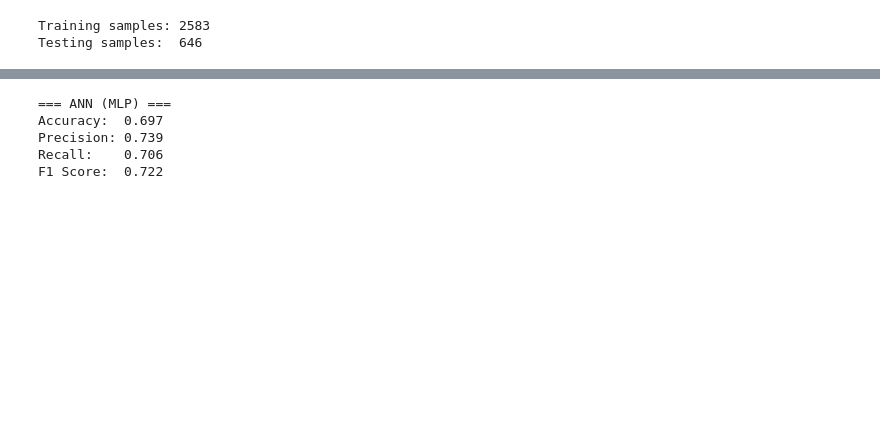
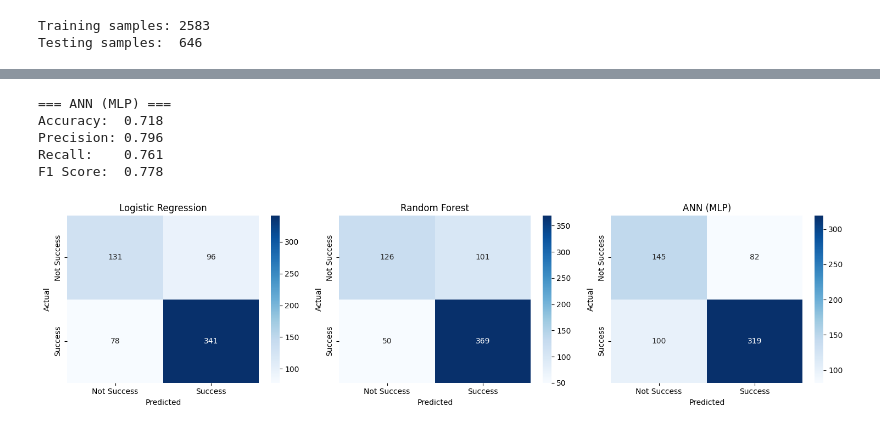
Before and after one commit to LukaM286/movie-success-prediction, a Jupyter notebook: movie_success_prediction.ipynb, the cells around one changed output, grey strips where cells are left out. Drawn from its saved outputs; the diff is of its cells as text; code cells hidden in the pictures; blank space fills up the shorter version.

```diff
--- a/movie_success_prediction.ipynb
+++ b/movie_success_prediction.ipynb
@@ -134,10 +196,14 @@ plt.show()
+# %%
+#handling missing values
+movies['director_experience'] = movies['director_experience'].fillna(1)
+movies['cast_fame'] = movies['cast_fame'].fillna(0)
 # %%
 feature_cols = ['budget', 'runtime', 'popularity', 'vote_average',
-                'vote_count', 'release_month'] + top_genres
+                'vote_count', 'release_month', 'director_experience', 'cast_fame'] + top_genres
 
-X = movies[feature_cols]
-y = movies['success']
+X = movies[feature_cols] #input
+y = movies['success'] #predicction
 
-print(X.shape)  # should be (rows, ~16 features)
+print(X.shape)
 print(y.value_counts())
 # %% [output]
@@ -212,7 +294,7 @@ F1 Score:  0.772
 from sklearn.neural_network import MLPClassifier
 
 ann_model = MLPClassifier(
-    hidden_layer_sizes=(64, 32),
+    hidden_layer_sizes=(128, 64, 32),
     max_iter=1000,  # increase from 500 to 1000
     random_state=42
 )
@@ -225,9 +307,37 @@ print(f"Accuracy:  {accuracy_score(y_test, y_pred_ann):.3f}")
 print(f"Precision: {precision_score(y_test, y_pred_ann):.3f}")
 print(f"Recall:    {recall_score(y_test, y_pred_ann):.3f}")
 print(f"F1 Score:  {f1_score(y_test, y_pred_ann):.3f}")
+#slabi rezultati, morda premajhen dataset, niso kompleksni vzorci, tuning....
 # %% [output]
 === ANN (MLP) ===
-Accuracy:  0.697
-Precision: 0.739
-Recall:    0.706
-F1 Score:  0.722
+Accuracy:  0.718
+Precision: 0.796
+Recall:    0.761
+F1 Score:  0.778
+# %%
+import matplotlib.pyplot as plt
+import seaborn as sns
+from sklearn.metrics import confusion_matrix
+
+fig, axes = plt.subplots(1, 3, figsize=(15, 4))
+
+models = [
+    ("Logistic Regression", y_pred_lr),
+    ("Random Forest", y_pred_rf),
+    ("ANN (MLP)", y_pred_ann),
+]
+
+for ax, (name, preds) in zip(axes, models):
+    cm = confusion_matrix(y_test, preds)
+    sns.heatmap(cm, annot=True, fmt='d', cmap='Blues', ax=ax,
+                xticklabels=['Not Success', 'Success'],
+                yticklabels=['Not Success', 'Success'])
+    ax.set_title(name)
+    ax.set_xlabel('Predicted')
+    ax.set_ylabel('Actual')
+
+plt.tight_layout()
+plt.savefig('confusion_matrices.png', dpi=150)
+plt.show()
+# %% [output]
+[figure, added]
```
Also changed, not shown: parts of 21 cells of this notebook.
